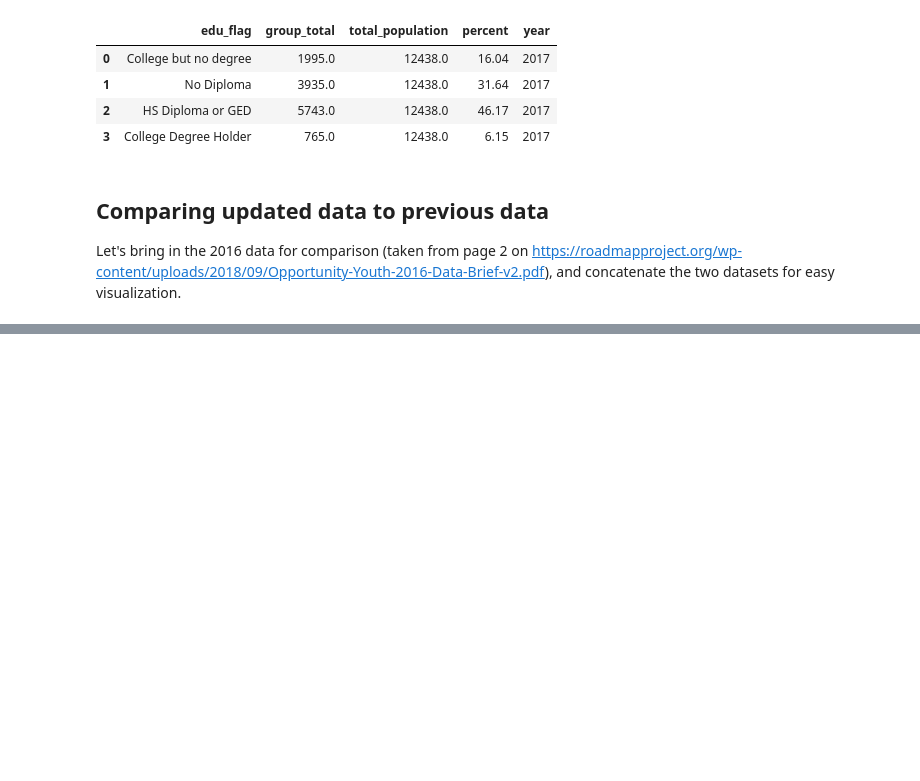
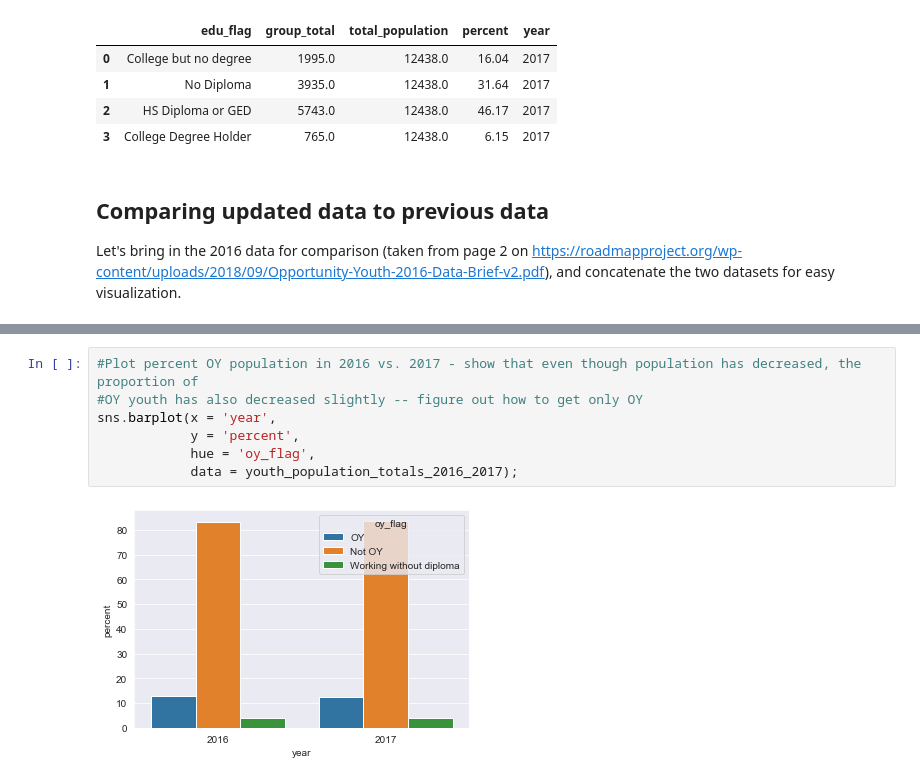
Before and after one commit to cenuno/opportunity_youth, a Jupyter notebook: Opportunity_Youth_Notebook.ipynb, the cells around one changed output, grey strips where cells are left out. Drawn from its saved outputs; the diff is of its cells as text; blank space fills up the shorter version.

```diff
--- a/Opportunity_Youth_Notebook.ipynb
+++ b/Opportunity_Youth_Notebook.ipynb
@@ -222,0 +212,9 @@ sns.barplot(x = 'year',
+# %%
+#Plot percent OY population in 2016 vs. 2017 - show that even though population has decreased, the proportion of
+#OY youth has also decreased slightly -- figure out how to get only OY
+sns.barplot(x = 'year',
+            y = 'percent',
+            hue = 'oy_flag',
+            data = youth_population_totals_2016_2017);
+# %% [output]
+[figure, added]
```
Also changed, not shown: parts of 9 cells of this notebook, 1 other file.
